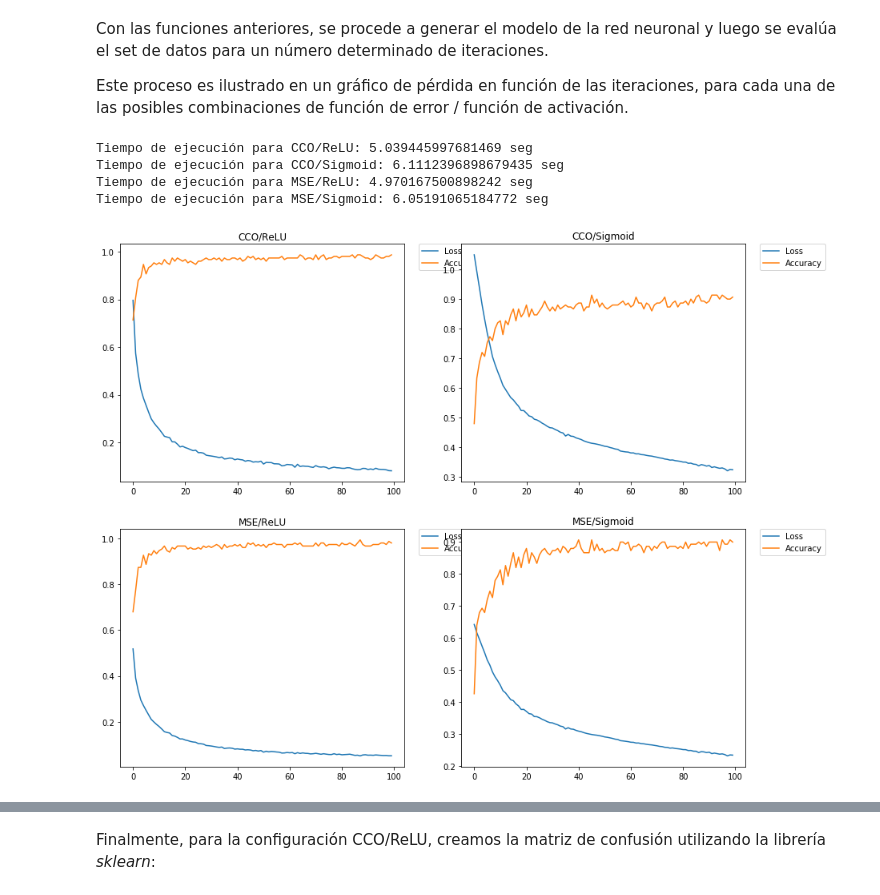
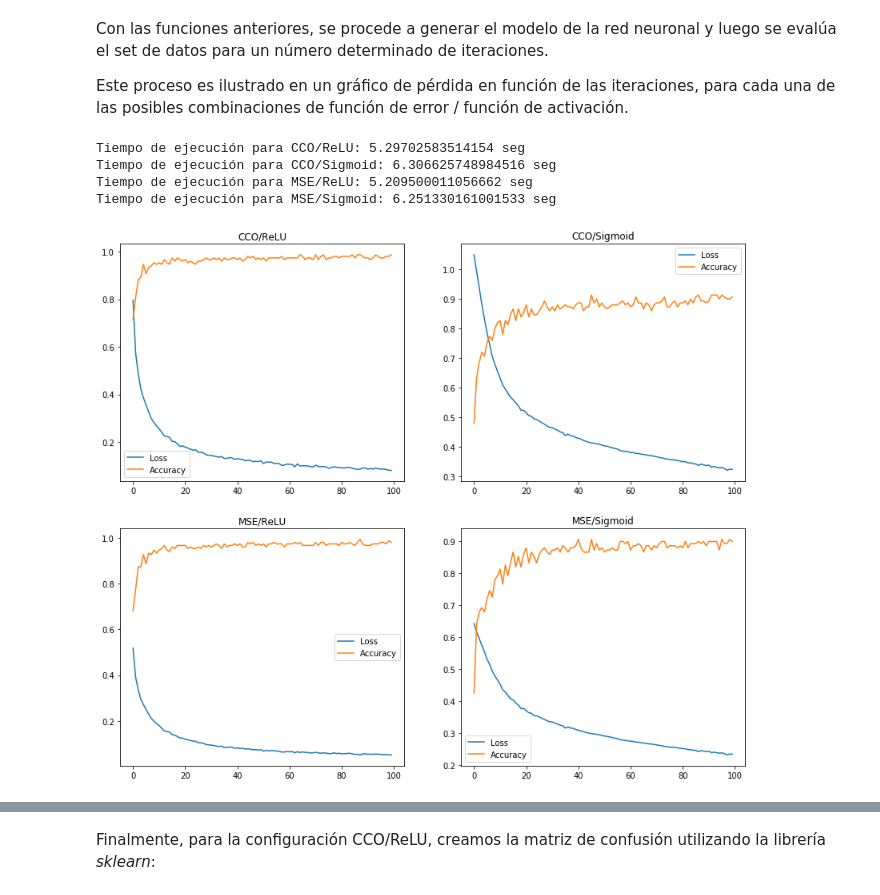
Before and after one commit to csaldias/tarea0-RedesNeuronales, a Jupyter notebook: Tarea0.ipynb, the cells around one changed output, grey strips where cells are left out. Cells and saved outputs as stored; diff of their text form; code cells hidden in the pictures.

```diff
--- a/Tarea0.ipynb
+++ b/Tarea0.ipynb
@@ -188,8 +188,8 @@ def build_model(X, y, num_epoch=200, print_loss=False, loss_function = "cco", ac
             total_loss = np.average(epoch_loss)
             total_accuracy = correct_guesses / x_shuffled.shape[0]
             it_data.append( (i, total_loss, total_accuracy) )
-
-    return (model, it_data)
+    gradient={"dW1":dW1,"db1":db1,"dW2":dW2,"db2":db2,"dW3":dW3,"db3":db3}
+    return (model, it_data, gradient)
 # %% [markdown]
 De la librería **sklearn** se obtiene el set de datos a evaluar.
 # %%
@@ -209,56 +209,60 @@ Este proceso es ilustrado en un gráfico de pérdida en función de las iteracio
 # %%
 # Modelo 1: CCO / ReLU
 start = timer()
-model_1, iteration_data_1 = build_model(X_train, y_onehot.astype(int), 100, True, "cco", "relu")
+model_1, iteration_data_1,grad_1 = build_model(X_train, y_onehot.astype(int), 100, True, "cco", "relu")
 end = timer()
 epoch_1, loss_1, accuracy_1 = zip(*iteration_data_1)
 print("Tiempo de ejecución para CCO/ReLU: {} seg".format(end - start))
 
 #Modelo 2: CCO / Sigmoid
 start = timer()
-model_2, iteration_data_2 = build_model(X_train, y_onehot.astype(int), 100, True, "cco", "sigmoid")
+model_2, iteration_data_2,grad_2 = build_model(X_train, y_onehot.astype(int), 100, True, "cco", "sigmoid")
 end = timer()
 epoch_2, loss_2, accuracy_2 = zip(*iteration_data_2)
 print("Tiempo de ejecución para CCO/Sigmoid: {} seg".format(end - start))
 
 #Modelo 3: MSE / ReLU
 start = timer()
-model_3, iteration_data_3 = build_model(X_train, y_onehot.astype(int), 100, True, "mse", "relu")
+model_3, iteration_data_3,grad_3 = build_model(X_train, y_onehot.astype(int), 100, True, "mse", "relu")
 end = timer()
 epoch_3, loss_3, accuracy_3 = zip(*iteration_data_3)
 print("Tiempo de ejecución para MSE/ReLU: {} seg".format(end - start))
 
 #Modelo 2: MSE / Sigmoid
 start = timer()
-model_4, iteration_data_4 = build_model(X_train, y_onehot.astype(int), 100, True, "mse", "sigmoid")
+model_4, iteration_data_4,grad_4 = build_model(X_train, y_onehot.astype(int), 100, True, "mse", "sigmoid")
 end = timer()
 epoch_4, loss_4, accuracy_4 = zip(*iteration_data_4)
 print("Tiempo de ejecución para MSE/Sigmoid: {} seg".format(end - start))
 
 plt.subplot(221)
-plt.plot(epoch_1, loss_1, label="Loss")
-plt.plot(epoch_1, accuracy_1, label="Accuracy")
+linea1,=plt.plot(epoch_1, loss_1, label="Loss")
+linea2,=plt.plot(epoch_1, accuracy_1, label="Accuracy")
 plt.legend(bbox_to_anchor=(1.05, 1), loc=2, borderaxespad=0.)
+plt.legend(handles=[linea1,linea2])
 plt.gca().set_title('CCO/ReLU')
 plt.subplot(222)
-plt.plot(epoch_2, loss_2, label="Loss")
-plt.plot(epoch_2, accuracy_2, label="Accuracy")
+linea1,=plt.plot(epoch_2, loss_2, label="Loss")
+linea2,=plt.plot(epoch_2, accuracy_2, label="Accuracy")
 plt.legend(bbox_to_anchor=(1.05, 1), loc=2, borderaxespad=0.)
+plt.legend(handles=[linea1,linea2])
 plt.gca().set_title('CCO/Sigmoid')
 plt.subplot(223)
-plt.plot(epoch_3, loss_3, label="Loss")
-plt.plot(epoch_3, accuracy_3, label="Accuracy")
+linea1,=plt.plot(epoch_3, loss_3, label="Loss")
+linea2,=plt.plot(epoch_3, accuracy_3, label="Accuracy")
 plt.legend(bbox_to_anchor=(1.05, 1), loc=2, borderaxespad=0.)
+plt.legend(handles=[linea1,linea2])
 plt.gca().set_title('MSE/ReLU')
 plt.subplot(224)
-plt.plot(epoch_4, loss_4, label="Loss")
-plt.plot(epoch_4, accuracy_4, label="Accuracy")
+linea1,=plt.plot(epoch_4, loss_4, label="Loss")
+linea2,=plt.plot(epoch_4, accuracy_4, label="Accuracy")
 plt.legend(bbox_to_anchor=(1.05, 1), loc=2, borderaxespad=0.)
+plt.legend(handles=[linea1,linea2])
 plt.gca().set_title('MSE/Sigmoid')
 plt.show()
 # %% [output]
-Tiempo de ejecución para CCO/ReLU: 5.039445997681469 seg
-Tiempo de ejecución para CCO/Sigmoid: 6.1112396898679435 seg
-Tiempo de ejecución para MSE/ReLU: 4.970167500898242 seg
-Tiempo de ejecución para MSE/Sigmoid: 6.05191065184772 seg
+Tiempo de ejecución para CCO/ReLU: 5.29702583514154 seg
+Tiempo de ejecución para CCO/Sigmoid: 6.306625748984516 seg
+Tiempo de ejecución para MSE/ReLU: 5.209500011056662 seg
+Tiempo de ejecución para MSE/Sigmoid: 6.251330161001533 seg
-[figure, old version]
+[figure, new version]
```
Also changed, not shown: parts of 39 cells of this notebook.
